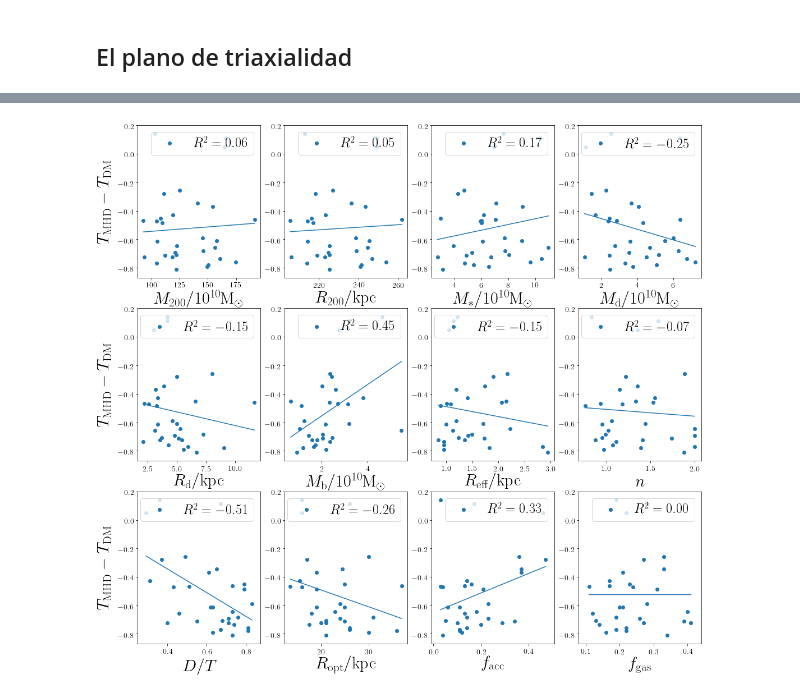
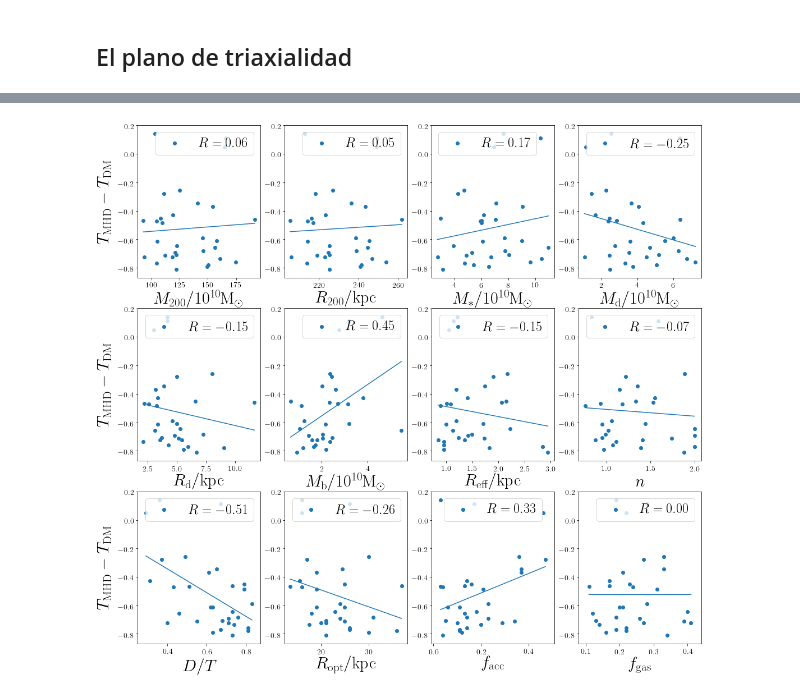
Before and after one commit to jdprada1760/Paper_Halo_shapes, a Jupyter notebook: Code/Triaxial_Plane.ipynb, the cells around one changed output, grey strips where cells are left out. Cells and saved outputs as stored; diff of their text form; code cells hidden in the pictures.

Commit message:
more properties

```diff
--- a/Code/Triaxial_Plane.ipynb
+++ b/Code/Triaxial_Plane.ipynb
@@ -293,0 +291,7 @@ np.shape(properties)
+# %%
+properties = np.loadtxt("../Data/Halo_General/Level 4/level4_properties.txt")
+satellite_properties = np.loadtxt("../Data/Halo_General/Level 4/level4_satellite_properties.txt")
+bfield_properties = np.loadtxt("../Data/Halo_General/Level 4/level4_bfield_properties.txt")
+params = np.loadtxt("../data/Halo_General/Level 4/level4_params.txt", delimiter=',')
+r_500 = params[:,8]
+r_disk = properties[:,5]
@@ -293,0 +343,31 @@ np.shape(properties)
+# %%
+xlabel = dict()
+xlabel[1] = "${M_{200}}/{10^{10} \mathrm{M}_{\odot}}$"
+xlabel[2] = "${R_{200}}/{\mathrm{kpc}}$"
+xlabel[3] = "${M_{*}}/{10^{10} \mathrm{M}_{\odot}}$"
+xlabel[4] = "${M_{\mathrm{d}}}/{10^{10} \mathrm{M}_{\odot}}$"
+xlabel[5] = "${R_{\mathrm{d}}}/{\mathrm{kpc}}$"
+xlabel[6] = "${M_{\mathrm{b}}}/{10^{10} \mathrm{M}_{\odot}}$"
+xlabel[7] = "${R_{\mathrm{eff}}}/{\mathrm{kpc}}$"
+xlabel[8] = "$n$"
+xlabel[9] = "$D/T$"
+xlabel[10] = "${R_{\mathrm{opt}}}/{\mathrm{kpc}}$"
+xlabel[11] = "$f_{\mathrm{acc}}$"
+xlabel[12] = "$f_{\mathrm{gas}}$"
+
+
+plt.figure(figsize=(18,17))
+for i_plot in range(1,10):
+    plt.subplot(3,4,i_plot)
+    slope, intercept, r_value, p_value, std_err = scipy.stats.linregress(params[:,i_plot], T_MHD[:,0])
+    plt.scatter(params[:,i_plot], T_MHD[:,0],label='$R = {:.2f}$'.format(r_value))
+    x = np.linspace(params[:,i_plot].min(), params[:,i_plot].max(), 20)
+    y = slope*x + intercept
+    plt.plot(x, y)
+    plt.xlabel(xlabel[i_plot])
+    if i_plot==1 or i_plot==5 or i_plot==9:
+        plt.ylabel(r"$T_{\rm MHD}$")
+
+    plt.legend(fontsize=24)
+
+#plt.savefig('../Document/delta_T_correlations_parms.pdf', bbox_inches='tight')
@@ -294,32 +376,33 @@ np.shape(properties)
 # %%
+xlabel = dict()
 xlabel[1] = "${M_{200}}/{10^{10} \mathrm{M}_{\odot}}$"
 xlabel[2] = "${R_{200}}/{\mathrm{kpc}}$"
 xlabel[3] = "${M_{*}}/{10^{10} \mathrm{M}_{\odot}}$"
 xlabel[4] = "${M_{\mathrm{d}}}/{10^{10} \mathrm{M}_{\odot}}$"
 xlabel[5] = "${R_{\mathrm{d}}}/{\mathrm{kpc}}$"
 xlabel[6] = "${M_{\mathrm{b}}}/{10^{10} \mathrm{M}_{\odot}}$"
 xlabel[7] = "${R_{\mathrm{eff}}}/{\mathrm{kpc}}$"
 xlabel[8] = "$n$"
 xlabel[9] = "$D/T$"
 xlabel[10] = "${R_{\mathrm{opt}}}/{\mathrm{kpc}}$"
 xlabel[11] = "$f_{\mathrm{acc}}$"
 xlabel[12] = "$f_{\mathrm{gas}}$"
 
 
 plt.figure(figsize=(18,17))
 for i_plot in range(1,13):
     plt.subplot(3,4,i_plot)
     slope, intercept, r_value, p_value, std_err = scipy.stats.linregress(properties[:,i_plot], delta_T[:,0])
-    plt.scatter( properties[:,i_plot], delta_T[:,0],label='$R^2 = {:.2f}$'.format(r_value))
+    plt.scatter( properties[:,i_plot], delta_T[:,0],label='$R = {:.2f}$'.format(r_value))
     x = np.linspace(properties[:,i_plot].min(), properties[:,i_plot].max(), 20)
     y = slope*x + intercept
     plt.plot(x, y)
     plt.xlabel(xlabel[i_plot])
     if i_plot==1 or i_plot==5 or i_plot==9:
         plt.ylabel(r"$T_{\rm MHD} - T_{\rm DM}$")
 
     plt.legend(fontsize=24)
 
 plt.savefig('../Document/delta_T_correlations.pdf', bbox_inches='tight')
 # %% [output]
-[figure, old version]
+[figure, new version]
```
Also changed, not shown: parts of 20 cells of this notebook.
